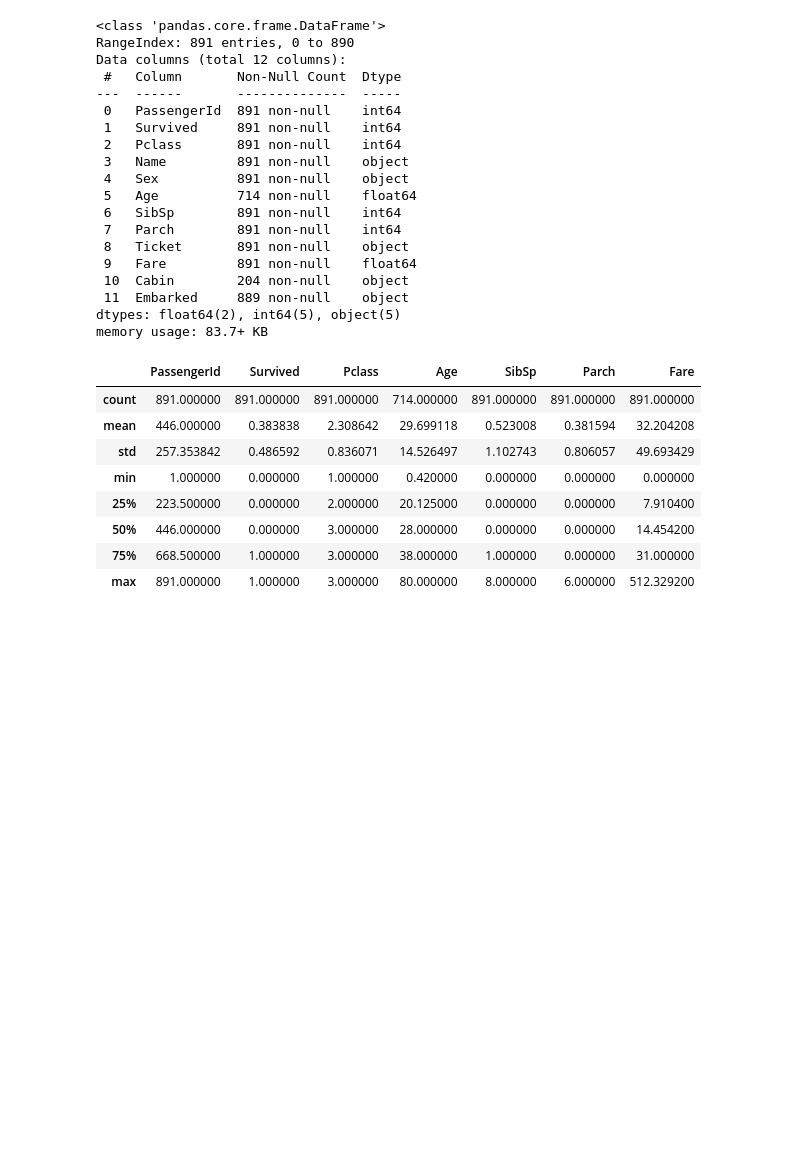
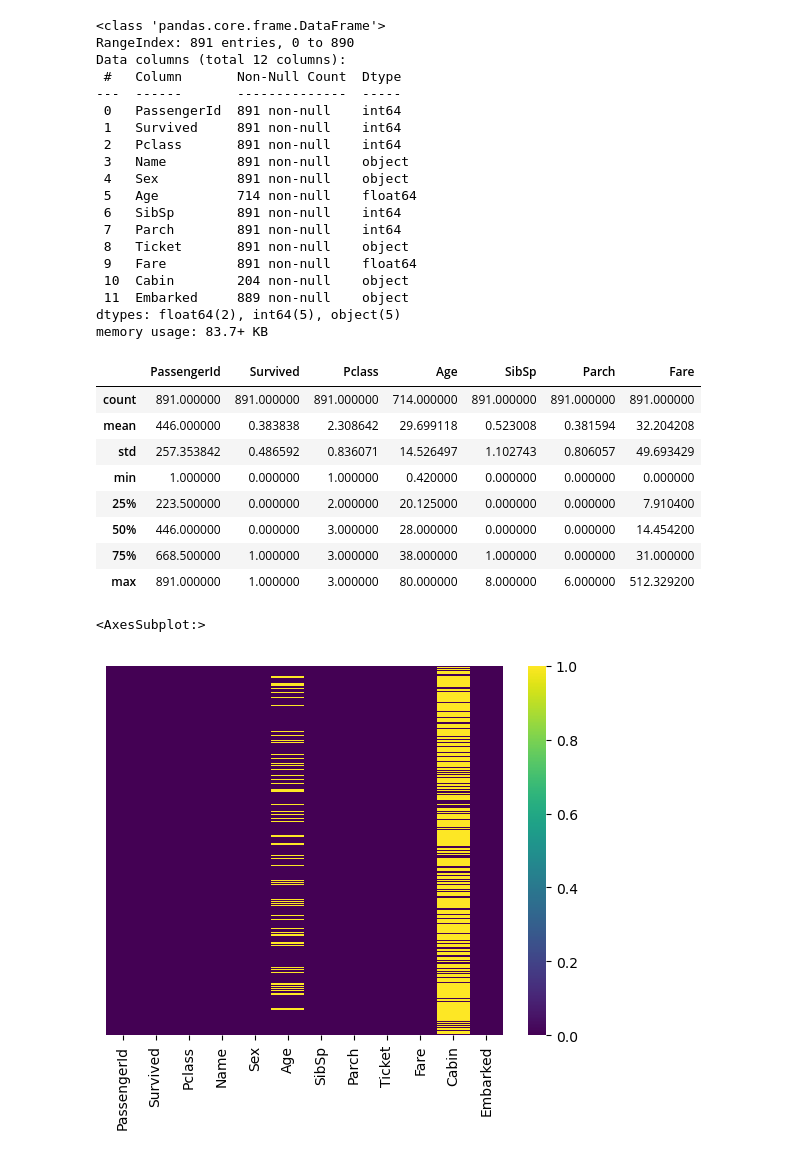
Before and after one commit to dancanyego/Clasification-Problems, a Jupyter notebook: Titanic Survival Prediction.ipynb, the cells around one changed output. Drawn from its saved outputs; the diff is of its cells as text; code cells hidden in the pictures; blank space fills up the shorter version.

```diff
--- a/Titanic Survival Prediction.ipynb
+++ b/Titanic Survival Prediction.ipynb
@@ -5,6 +5,8 @@ import matplotlib.pyplot as plt
 import seaborn as sns
 
 %matplotlib inline
+
+sns.set_style('whitegrid')
 # %%
 train = pd.read_csv('titanic_train.csv')
 # %%
@@ -50,3 +52,8 @@ train.describe()
 | 50% | 446.000000 | 0.000000 | 3.000000 | 28.000000 | 0.000000 | 0.000000 | 14.454200 |
 | 75% | 668.500000 | 1.000000 | 3.000000 | 38.000000 | 1.000000 | 0.000000 | 31.000000 |
 | max | 891.000000 | 1.000000 | 3.000000 | 80.000000 | 8.000000 | 6.000000 | 512.329200 |
+# %%
+sns.heatmap(train.isnull(),yticklabels=False,cbar=True,cmap='viridis')
+# %% [output]
+<AxesSubplot:>
+[figure, added]
```
Also changed, not shown: parts of 4 cells of this notebook.
